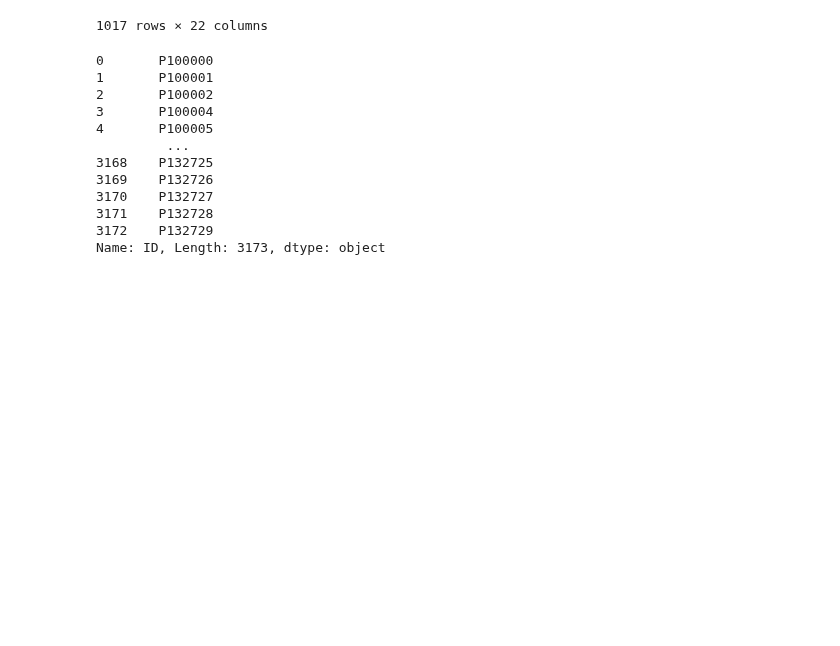
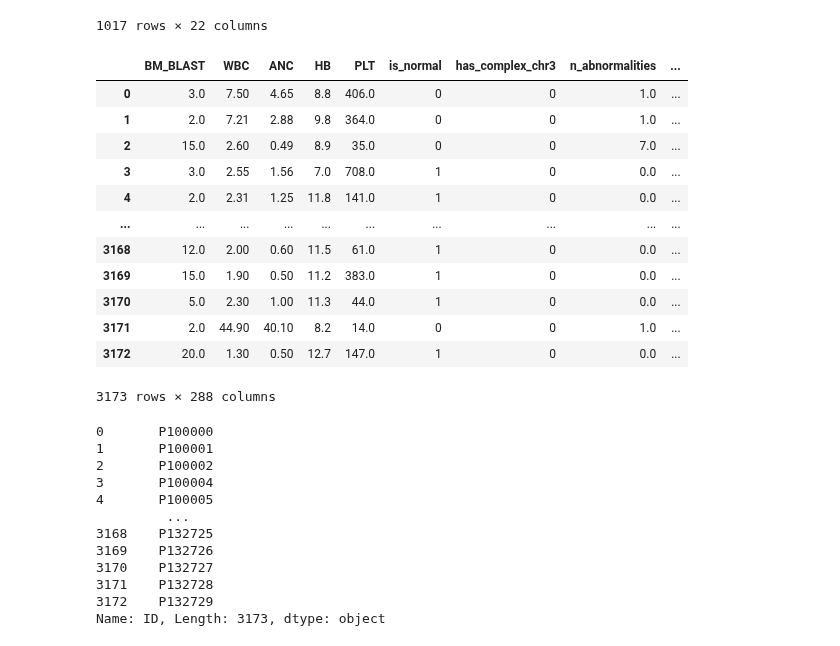
Before and after one commit to NzoCs/ens_data_challenge, a Jupyter notebook: notebooks/benchmark_feat_eng.ipynb, the cells around one changed output. Cells and saved outputs as stored; diff of their text form; code cells hidden in the pictures; blank space fills up the shorter version.

```diff
--- a/notebooks/benchmark_feat_eng.ipynb
+++ b/notebooks/benchmark_feat_eng.ipynb
@@ -525,6 +525,22 @@ X_clin = clinical_train_processed.copy()
 X_clin_mol = pd.merge(X_clin, final_molecular_train_processed.copy(), on='ID', how='outer')
 X = pd.merge(X_clin_mol, final_cytogenetic_train_processed.copy(), on='ID', how='outer')
 X.fillna(0, inplace=True)
+# %%
+X
+# %% [output]
+|  | BM_BLAST | WBC | ANC | HB | PLT | is_normal | has_complex_chr3 | n_abnormalities | ... |
+| 0 | 3.0 | 7.50 | 4.65 | 8.8 | 406.0 | 0 | 0 | 1.0 | ... |
+| 1 | 2.0 | 7.21 | 2.88 | 9.8 | 364.0 | 0 | 0 | 1.0 | ... |
+| 2 | 15.0 | 2.60 | 0.49 | 8.9 | 35.0 | 0 | 0 | 7.0 | ... |
+| 3 | 3.0 | 2.55 | 1.56 | 7.0 | 708.0 | 1 | 0 | 0.0 | ... |
+| 4 | 2.0 | 2.31 | 1.25 | 11.8 | 141.0 | 1 | 0 | 0.0 | ... |
+| ... | ... | ... | ... | ... | ... | ... | ... | ... | ... |
+| 3168 | 12.0 | 2.00 | 0.60 | 11.5 | 61.0 | 1 | 0 | 0.0 | ... |
+| 3169 | 15.0 | 1.90 | 0.50 | 11.2 | 383.0 | 1 | 0 | 0.0 | ... |
+| 3170 | 5.0 | 2.30 | 1.00 | 11.3 | 44.0 | 1 | 0 | 0.0 | ... |
+| 3171 | 2.0 | 44.90 | 40.10 | 8.2 | 14.0 | 0 | 0 | 1.0 | ... |
+| 3172 | 20.0 | 1.30 | 0.50 | 12.7 | 147.0 | 1 | 0 | 0.0 | ... |
+3173 rows × 288 columns
 # %%
 X["ID"]
 # %% [output]
```
Also changed, not shown: parts of 13 cells of this notebook, 4 other files.
